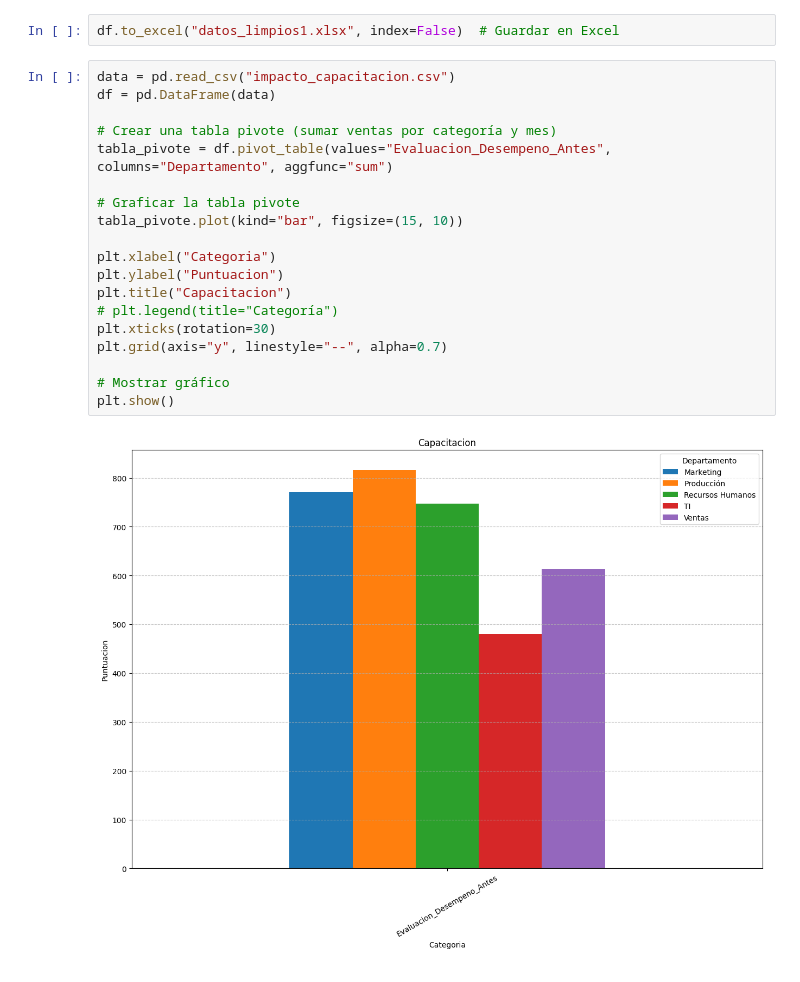
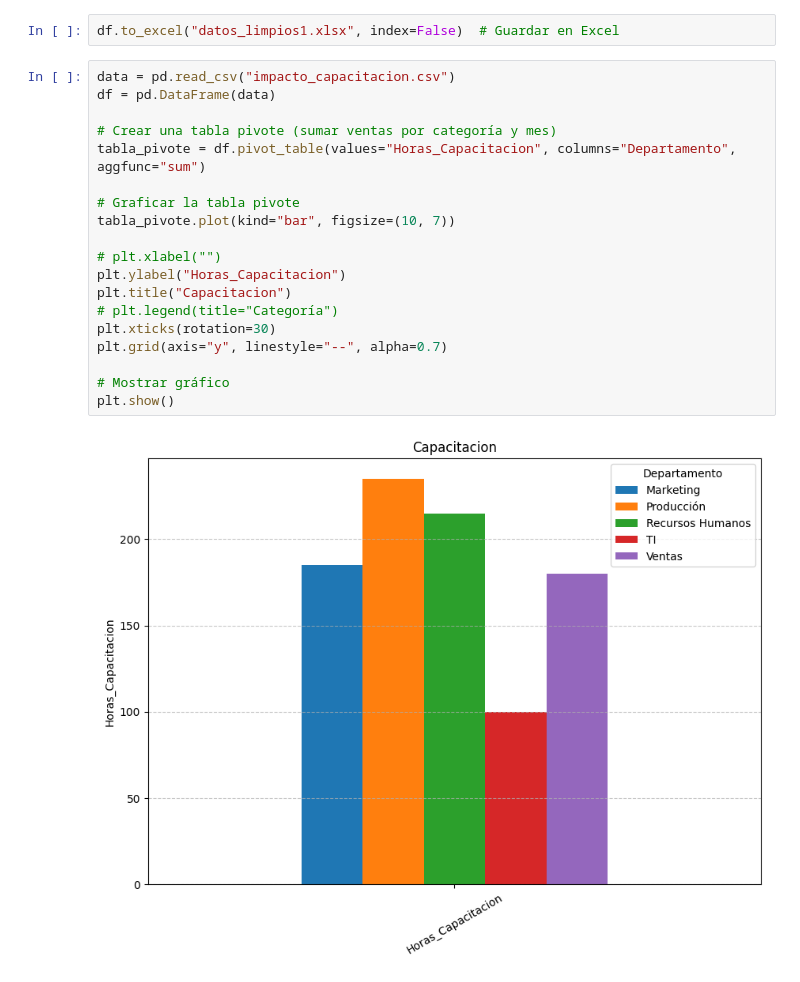
Before and after one commit to N4than13L/Unidad-3-diplomado-en-IA, a Jupyter notebook: Graficas.ipynb, the cells around one changed output. Drawn from its saved outputs; the diff is of its cells as text.

Commit message:
mejorando grafica de capacitacion

```diff
--- a/Graficas.ipynb
+++ b/Graficas.ipynb
@@ -115,21 +115,21 @@ df.to_excel("datos_limpios1.xlsx", index=False)  # Guardar en Excel
 # %%
 data = pd.read_csv("impacto_capacitacion.csv")
 df = pd.DataFrame(data)
 
 # Crear una tabla pivote (sumar ventas por categoría y mes)
-tabla_pivote = df.pivot_table(values="Evaluacion_Desempeno_Antes", columns="Departamento", aggfunc="sum")
+tabla_pivote = df.pivot_table(values="Horas_Capacitacion", columns="Departamento", aggfunc="sum")
 
 # Graficar la tabla pivote
-tabla_pivote.plot(kind="bar", figsize=(15, 10))
+tabla_pivote.plot(kind="bar", figsize=(10, 7))
 
-plt.xlabel("Categoria")
-plt.ylabel("Puntuacion")
+# plt.xlabel("")
+plt.ylabel("Horas_Capacitacion")
 plt.title("Capacitacion")
 # plt.legend(title="Categoría")
 plt.xticks(rotation=30)
 plt.grid(axis="y", linestyle="--", alpha=0.7)
 
 # Mostrar gráfico
 plt.show()
 # %% [output]
-[figure, old version]
+[figure, new version]
```
